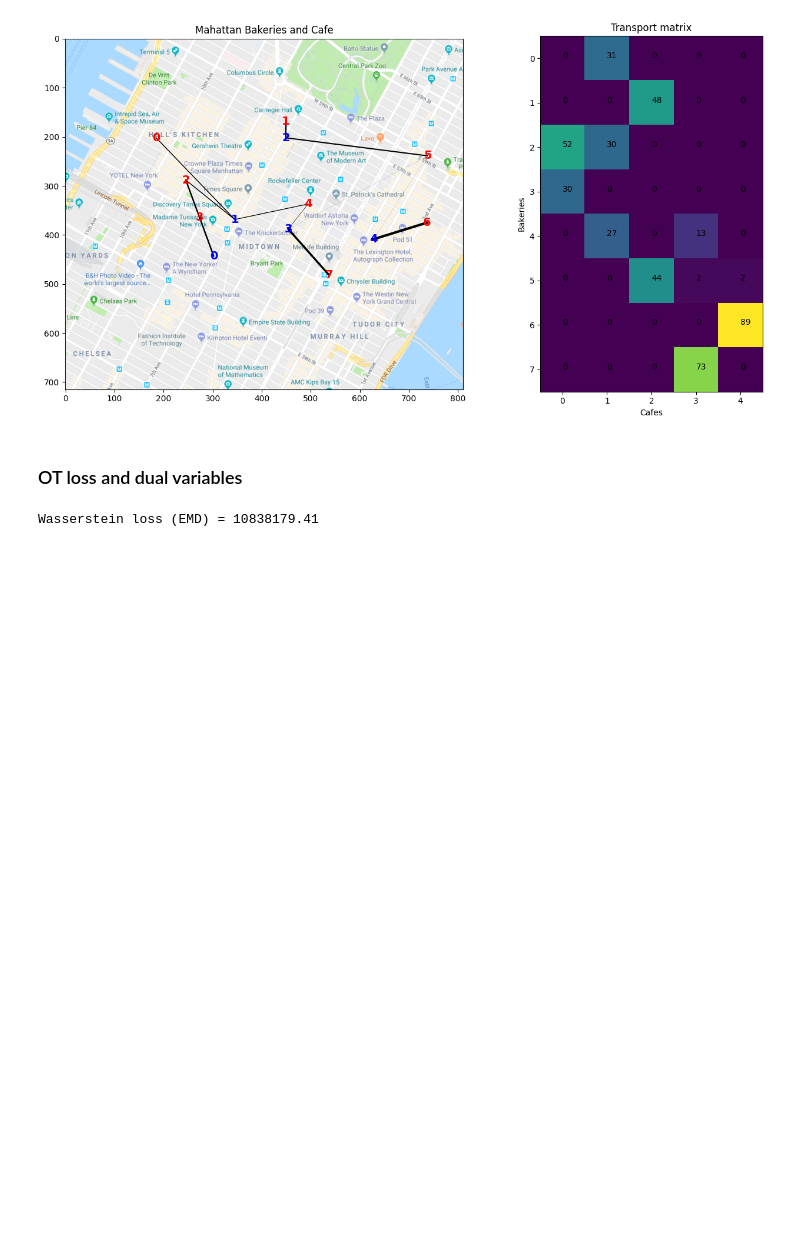
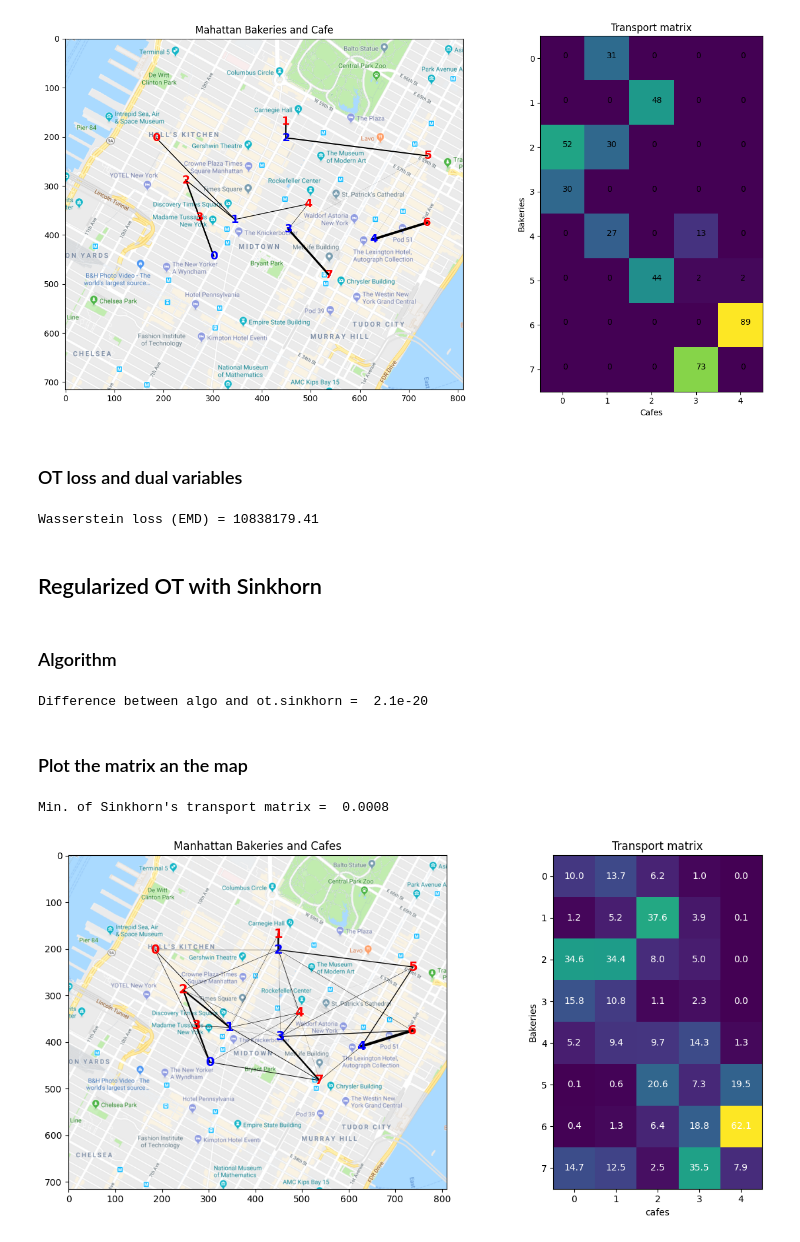
Before and after one commit to Hovohoangduy/python-optimal-transport, a Jupyter notebook: introduction_optimal_transport.ipynb, the cells around one changed output. Saved outputs shown, nothing was run; the diff lists cells and outputs as text; code cells hidden in the pictures; blank space fills up the shorter version.

```diff
--- a/introduction_optimal_transport.ipynb
+++ b/introduction_optimal_transport.ipynb
@@ -142,3 +142,78 @@ W = np.sum(ot_emd * C)
 print("Wasserstein loss (EMD) = {0:.2f}".format(W))
 # %% [output]
 Wasserstein loss (EMD) = 10838179.41
+# %% [markdown]
+## Regularized OT with Sinkhorn
+# %% [markdown]
+### Algorithm
+# %%
+# Compute Sinkhorn transport matrix from algorithm
+reg = 0.1
+K = np.exp(-C / C.max() / reg)
+nit = 100
+u = np.ones((len(bakery_prod,)))
+for i in range(1, nit):
+  v = cafe_prod / np.dot(K.T, u)
+  u = bakery_prod / (np.dot(K, v))
+ot_sink_algo = np.atleast_2d(u).T * (K * v.T)
+
+# Compute sinkhorn
+ot_sinkhorn = ot.sinkhorn(bakery_prod, cafe_prod, reg=reg, M=C / C.max())
+print("Difference between algo and ot.sinkhorn = {0: .2g}".format(np.sum(np.power(ot_sink_algo - ot_sinkhorn, 2))))
+# %% [output]
+Difference between algo and ot.sinkhorn =  2.1e-20
+# %% [markdown]
+### Plot the matrix an the map
+# %%
+print("Min. of Sinkhorn's transport matrix = {0: .2g}".format(np.min(ot_sinkhorn)))
+
+f = pl.figure(4, (13, 6))
+pl.clf()
+pl.subplot(121)
+pl.imshow(Imap, interpolation="bilinear")
+for i in range(len(bakery_pos)):
+  for j in range(len(cafe_pos)):
+    pl.plot(
+      [bakery_pos[i, 0], cafe_pos[j, 0]],
+      [bakery_pos[i, 1], cafe_pos[j, 1]],
+      "-k",
+      lw=3.0 * ot_sinkhorn[i, j] / ot_sinkhorn.max()
+		)
+
+for i in range(len(cafe_pos)):
+  pl.text(
+    cafe_pos[i, 0],
+    cafe_pos[i, 1],
+    labels[i],
+    color="b",
+    fontsize=14,
+    fontweight="bold",
+    ha="center",
+    va="center"
+	)
+
+for i in range(len(bakery_pos)):
+  pl.text(
+    bakery_pos[i, 0],
+    bakery_pos[i, 1],
+    labels[i],
+    color="r",
+    fontsize=14,
+    fontweight="bold",
+    ha="center",
+    va="center"
+	)
+pl.title("Manhattan Bakeries and Cafes")
+
+ax = pl.subplot(122)
+im = pl.imshow(ot_sinkhorn)
+for i in range(len(bakery_prod)):
+  for j in range(len(cafe_prod)):
+    text = ax.text(j, i, np.round(ot_sinkhorn[i, j], 1), ha="center", va="center", color="w")
+pl.title("Transport matrix")
+pl.xlabel("cafes")
+pl.ylabel("Bakeries")
+pl.tight_layout()
+# %% [output]
+Min. of Sinkhorn's transport matrix =  0.0008
+[figure, added]
```
Also changed, not shown: parts of 4 cells of this notebook.
